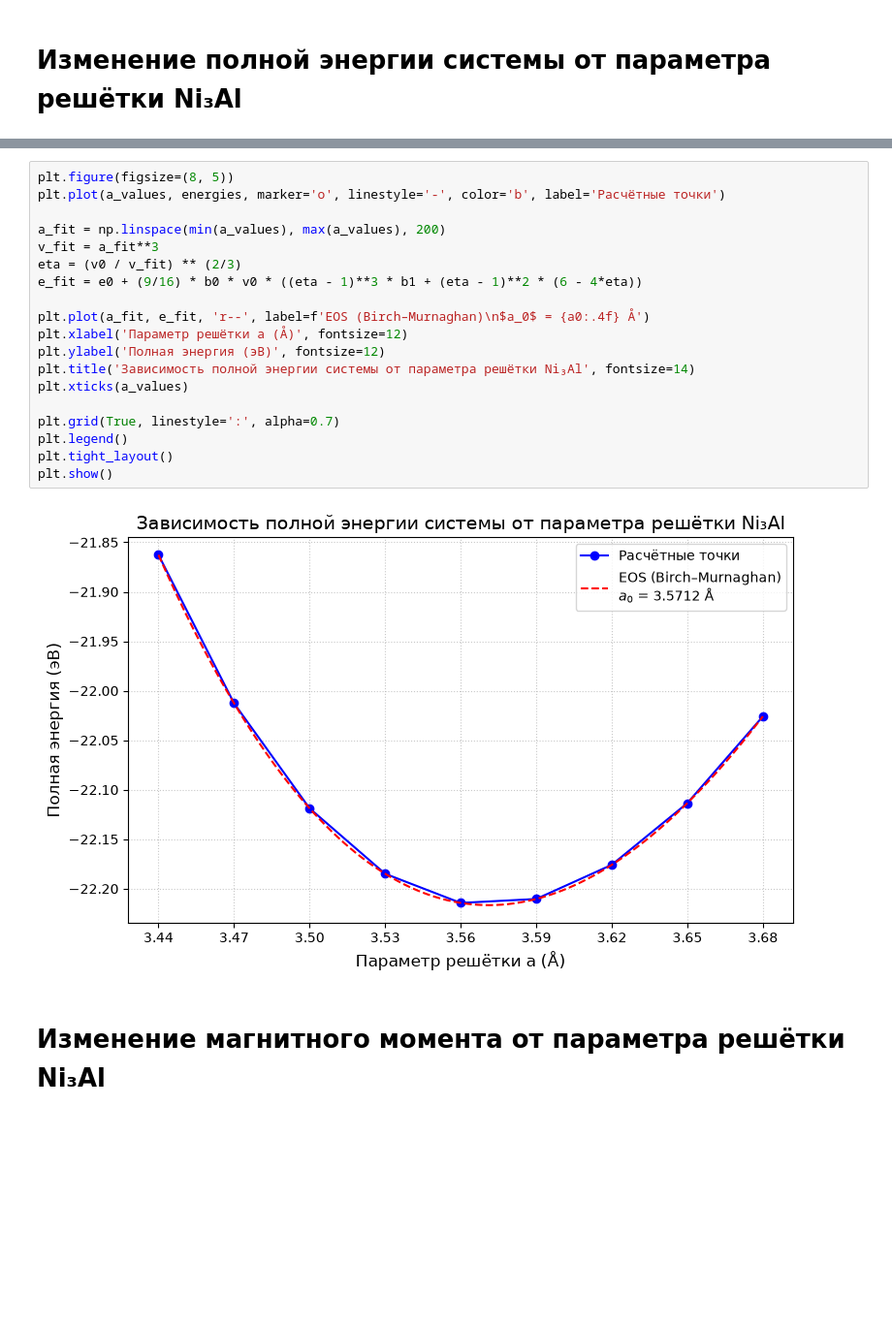
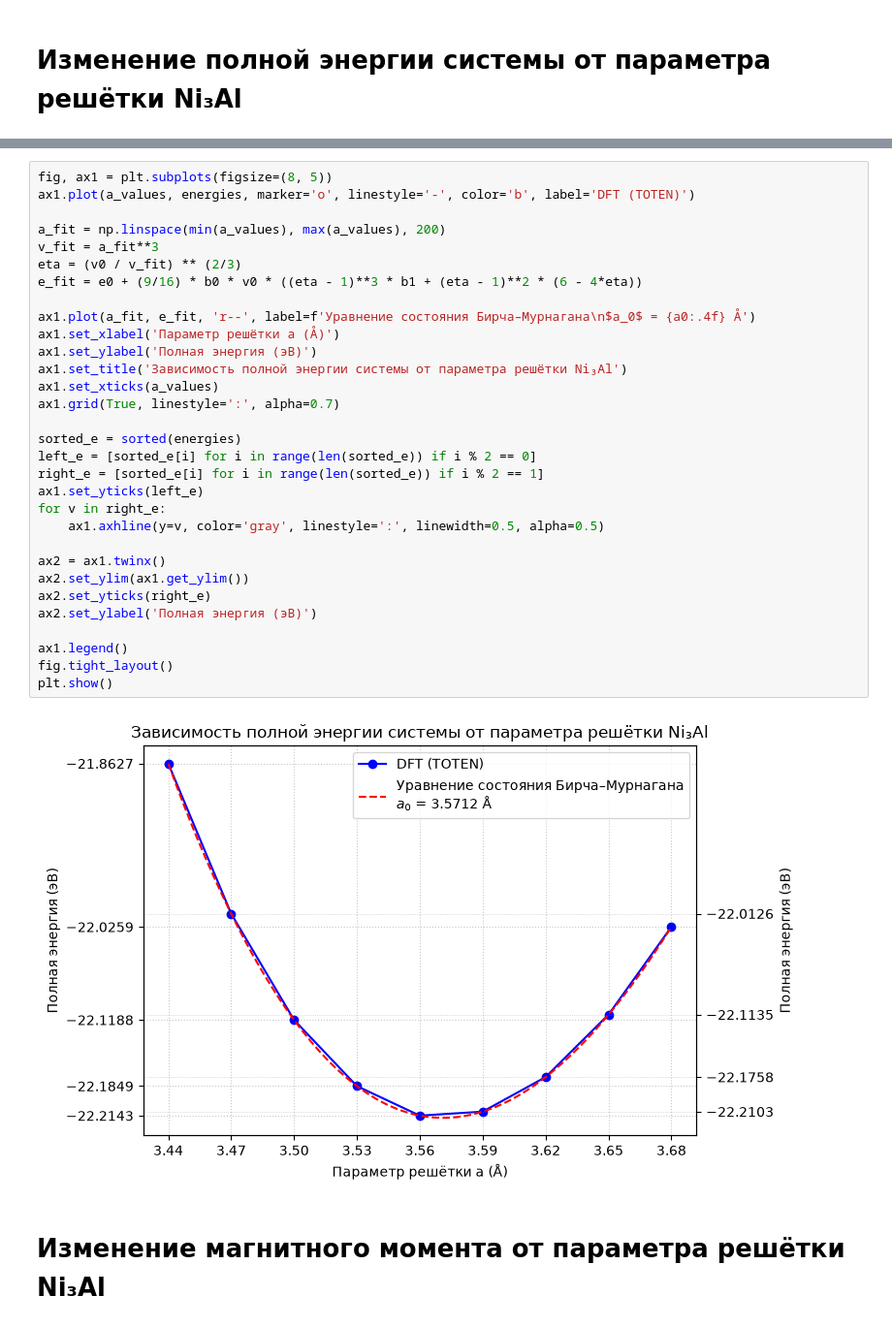
Before and after one commit to hherpa/HEA_L12, a Jupyter notebook: DFT/example_Ni3Al/run_06/run_6_VASP_analysis.ipynb, the cells around one changed output, grey strips where cells are left out. Shown at 97% size. Cells and saved outputs as stored; diff of their text form; blank space fills up the shorter version.

```diff
--- a/DFT/example_Ni3Al/run_06/run_6_VASP_analysis.ipynb
+++ b/DFT/example_Ni3Al/run_06/run_6_VASP_analysis.ipynb
@@ -264,23 +278,35 @@ print(f"Равновесный параметр решётки a0 = {a0:.4f} Å"
 # %%
-plt.figure(figsize=(8, 5))
-plt.plot(a_values, energies, marker='o', linestyle='-', color='b', label='Расчётные точки')
+fig, ax1 = plt.subplots(figsize=(8, 5))
+ax1.plot(a_values, energies, marker='o', linestyle='-', color='b', label='DFT (TOTEN)')
 
 a_fit = np.linspace(min(a_values), max(a_values), 200)
 v_fit = a_fit**3
 eta = (v0 / v_fit) ** (2/3)
 e_fit = e0 + (9/16) * b0 * v0 * ((eta - 1)**3 * b1 + (eta - 1)**2 * (6 - 4*eta))
 
-plt.plot(a_fit, e_fit, 'r--', label=f'EOS (Birch–Murnaghan)\n$a_0$ = {a0:.4f} Å')
-plt.xlabel('Параметр решётки a (Å)', fontsize=12)
-plt.ylabel('Полная энергия (эВ)', fontsize=12)
-plt.title('Зависимость полной энергии системы от параметра решётки Ni₃Al', fontsize=14)
-plt.xticks(a_values)
+ax1.plot(a_fit, e_fit, 'r--', label=f'Уравнение состояния Бирча–Мурнагана\n$a_0$ = {a0:.4f} Å')
+ax1.set_xlabel('Параметр решётки a (Å)')
+ax1.set_ylabel('Полная энергия (эВ)')
+ax1.set_title('Зависимость полной энергии системы от параметра решётки Ni₃Al')
+ax1.set_xticks(a_values)
+ax1.grid(True, linestyle=':', alpha=0.7)
 
-plt.grid(True, linestyle=':', alpha=0.7)
-plt.legend()
-plt.tight_layout()
+sorted_e = sorted(energies)
+left_e = [sorted_e[i] for i in range(len(sorted_e)) if i % 2 == 0]
+right_e = [sorted_e[i] for i in range(len(sorted_e)) if i % 2 == 1]
+ax1.set_yticks(left_e)
+for v in right_e:
+    ax1.axhline(y=v, color='gray', linestyle=':', linewidth=0.5, alpha=0.5)
+
+ax2 = ax1.twinx()
+ax2.set_ylim(ax1.get_ylim())
+ax2.set_yticks(right_e)
+ax2.set_ylabel('Полная энергия (эВ)')
+
+ax1.legend()
+fig.tight_layout()
 plt.show()
 # %% [output]
-[figure, old version]
+[figure, new version]
 # %% [markdown]
 # Изменение магнитного момента от параметра решётки Ni₃Al
```
Also changed, not shown: parts of 8 cells of this notebook.
